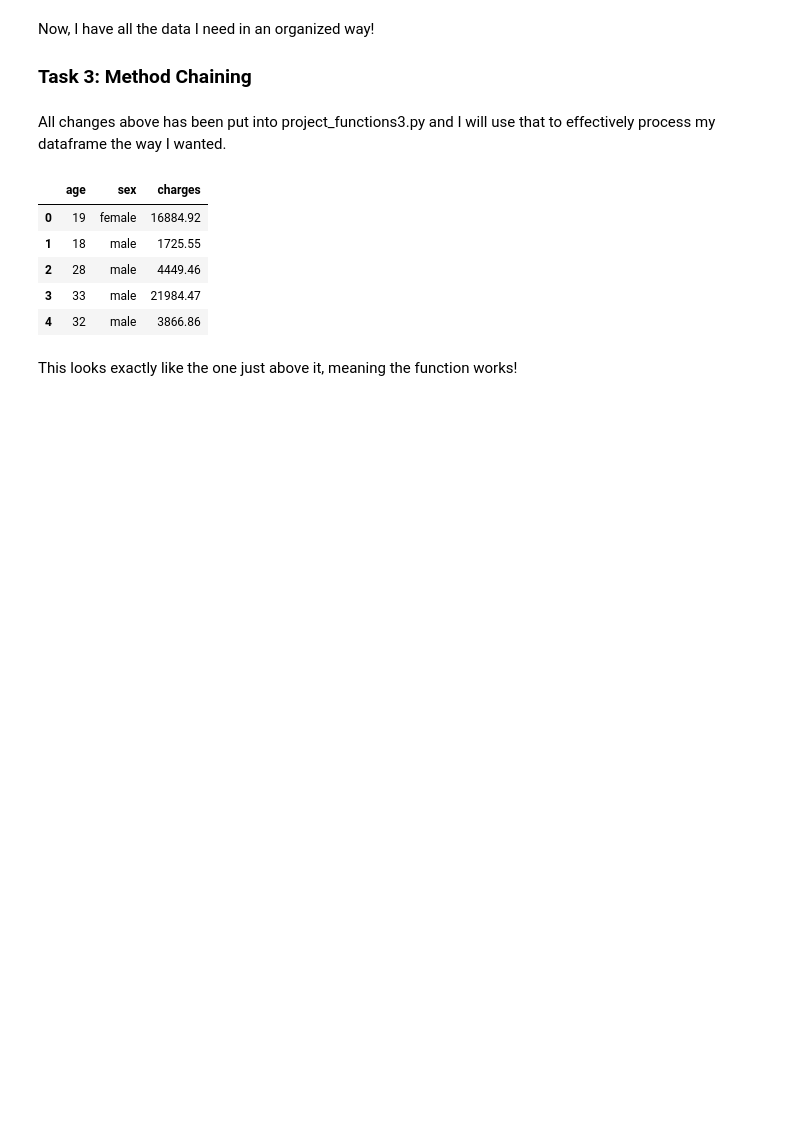
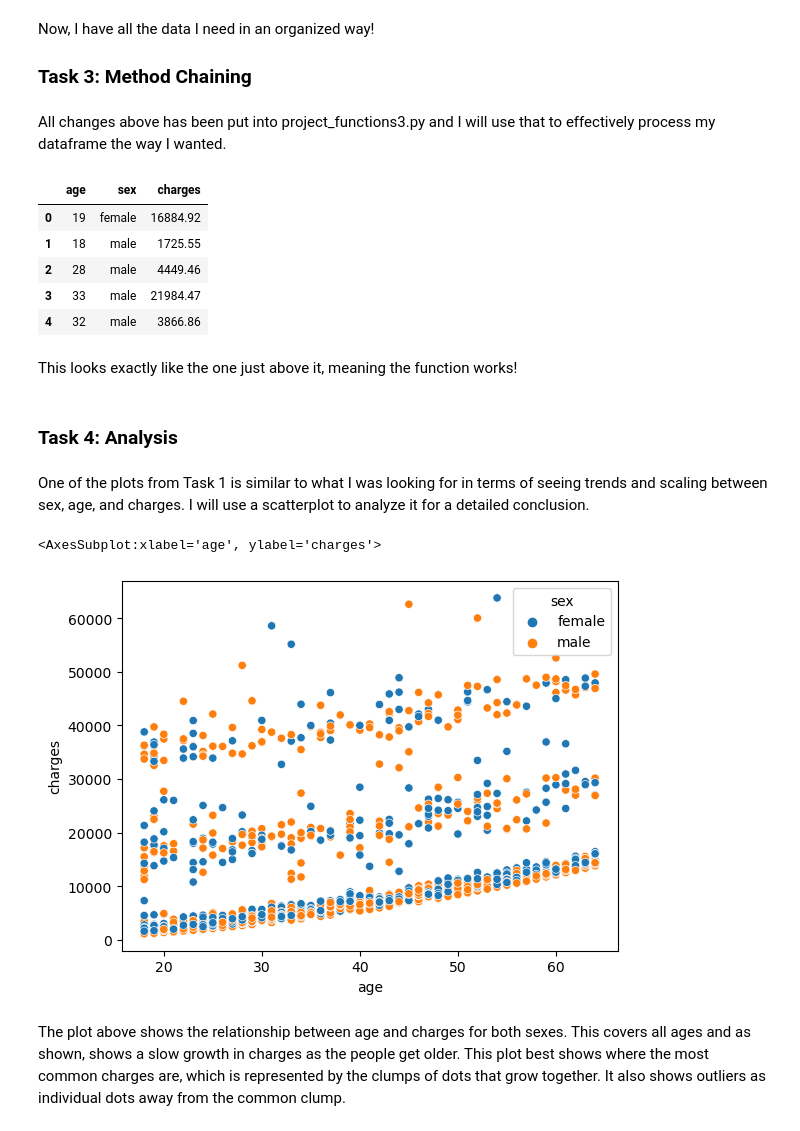
Before and after one commit to ubco-W2022T1-cosc301/project-group44, a Jupyter notebook: notebooks/analysis3.ipynb, the cells around one changed output. Drawn from its saved outputs; the diff is of its cells as text; code cells hidden in the pictures; blank space fills up the shorter version.

```diff
--- a/notebooks/analysis3.ipynb
+++ b/notebooks/analysis3.ipynb
@@ -154,3 +154,14 @@ dfCLean.head()
 | 4 | 32 | male | 3866.86 |
 # %% [markdown]
 This looks exactly like the one just above it, meaning the function works!
+# %% [markdown]
+### Task 4: Analysis
+# %% [markdown]
+One of the plots from Task 1 is similar to what I was looking for in terms of seeing trends and scaling between sex, age, and charges. I will use a scatterplot to analyze it for a detailed conclusion.
+# %%
+sns.scatterplot(data = dfClean, x ='age', y = 'charges', hue = 'sex')
+# %% [output]
+<AxesSubplot:xlabel='age', ylabel='charges'>
+[figure, added]
+# %% [markdown]
+The plot above shows the relationship between age and charges for both sexes. This covers all ages and as shown, shows a slow growth in charges as the people get older. This plot best shows where the most common charges are, which is represented by the clumps of dots that grow together. It also shows outliers as individual dots away from the common clump.
```
Also changed, not shown: parts of 9 cells of this notebook.
